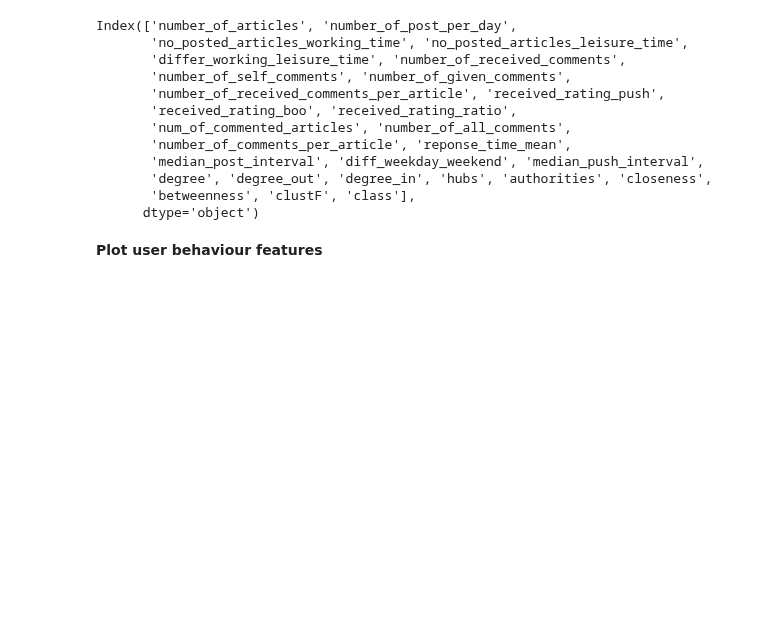
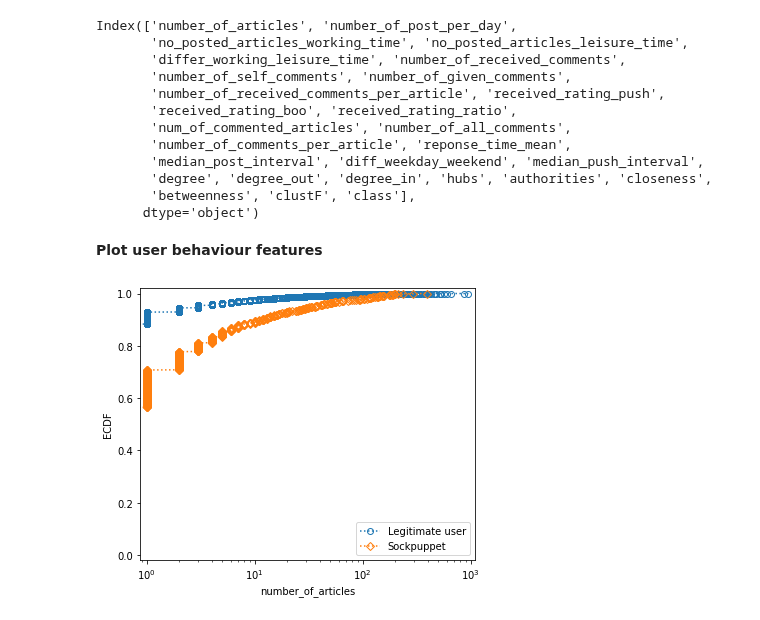
Before and after one commit to nguyennhutlam/sockpuppet_final_19_07_2020, a Jupyter notebook: 1_Plot_sockpuppet.ipynb, the cells around one changed output. Cells and saved outputs as stored; diff of their text form; code cells hidden in the pictures; blank space fills up the shorter version.

Commit message:
Feature plots

```diff
--- a/1_Plot_sockpuppet.ipynb
+++ b/1_Plot_sockpuppet.ipynb
@@ -76,3 +76,8 @@ Index(['number_of_articles', 'number_of_post_per_day',
 #   plot_ecdf_logx(data, data.columns[i])
 # %% [markdown]
 **Plot user behaviour features**
+# %%
+plt.figure(figsize=(6, 5))
+plot_ecdf_logx(data, data.columns[0])
+# %% [output]
+[figure, added]
```
Also changed, not shown: parts of 36 cells of this notebook.
